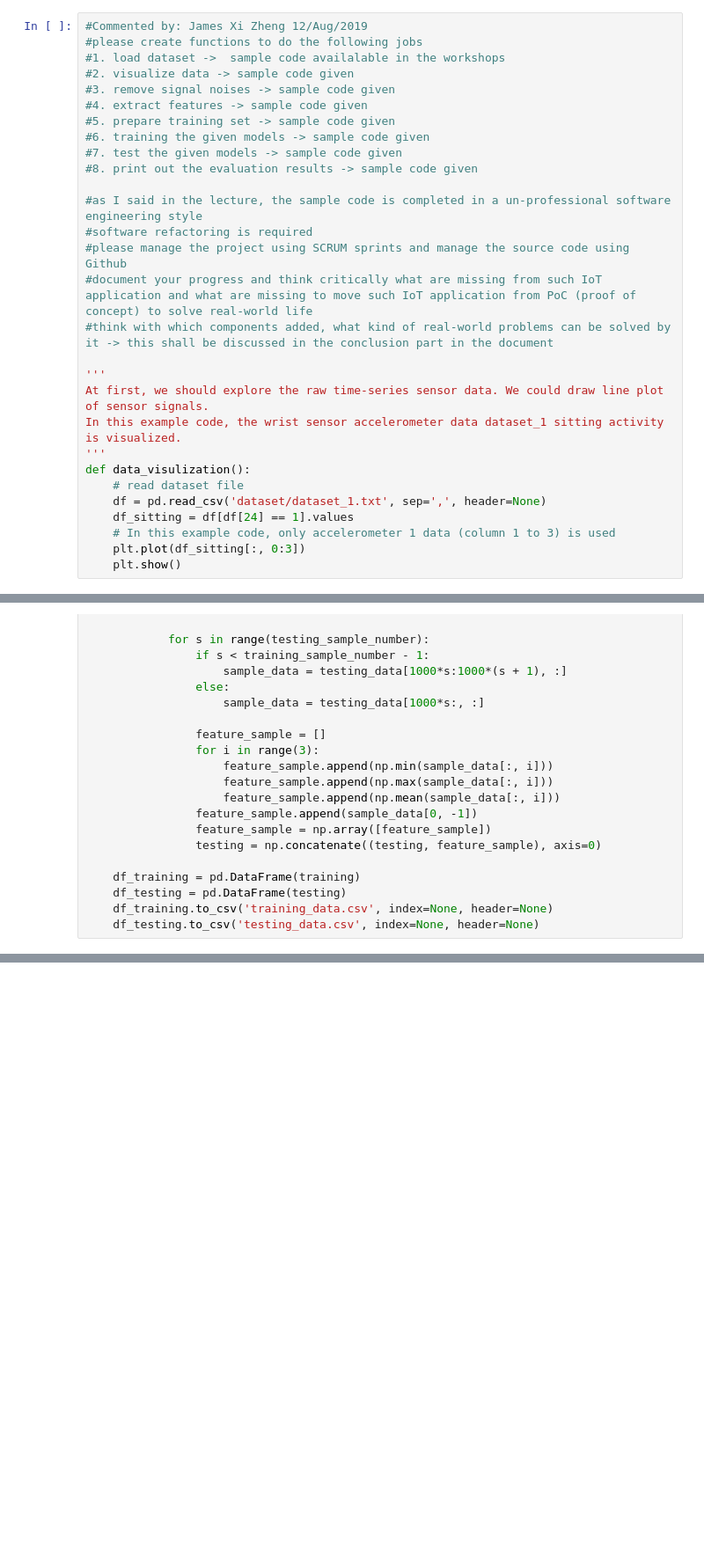
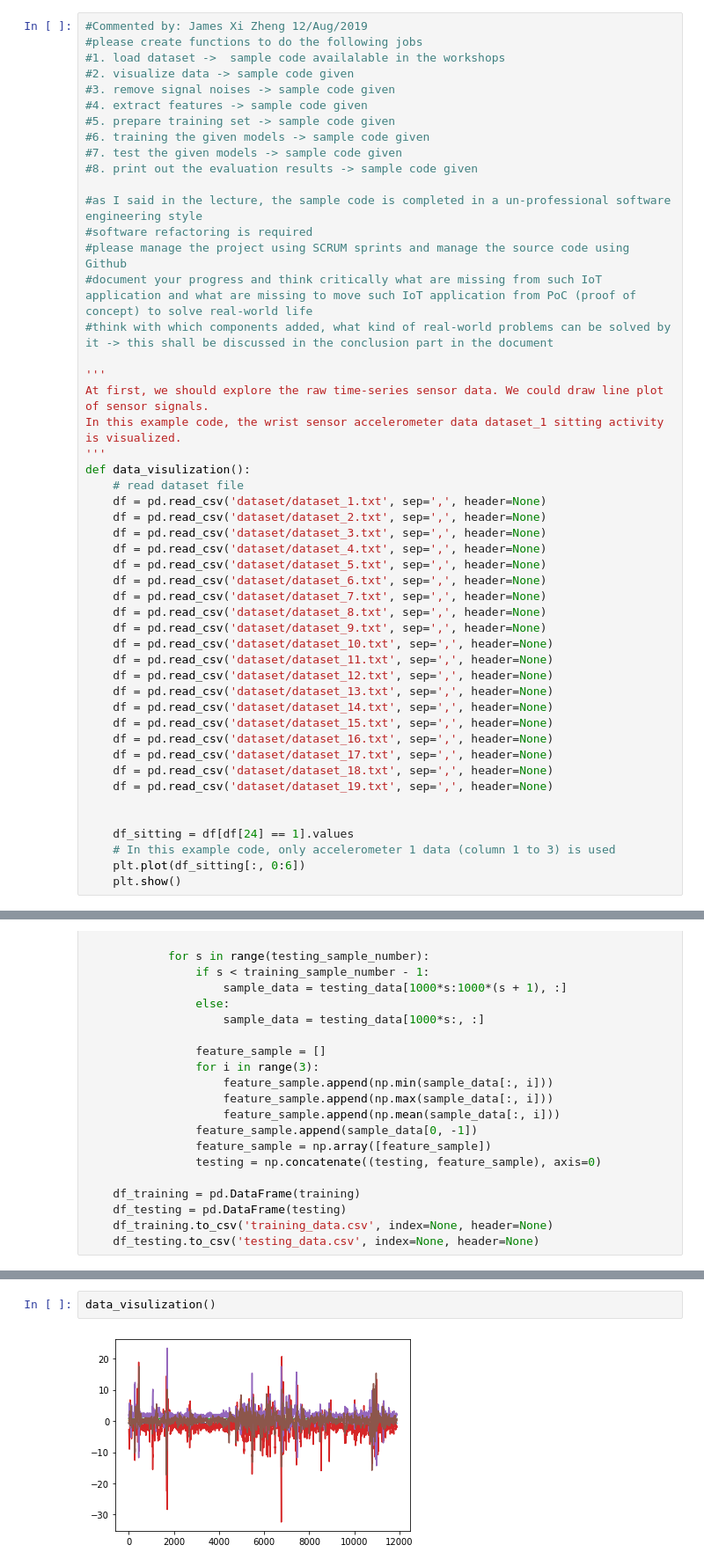
Before and after one commit to ash900/MotionSense, a Jupyter notebook: har.ipynb, the cells around one changed output, grey strips where cells are left out. Shown: that part at 88% size. Cells and saved outputs as stored; diff of their text form; blank space fills up the shorter version.

```diff
--- a/har.ipynb
+++ b/har.ipynb
@@ -34,9 +34,29 @@ In this example code, the wrist sensor accelerometer data dataset_1 sitting acti
 def data_visulization():
     # read dataset file
     df = pd.read_csv('dataset/dataset_1.txt', sep=',', header=None)
+    df = pd.read_csv('dataset/dataset_2.txt', sep=',', header=None)
+    df = pd.read_csv('dataset/dataset_3.txt', sep=',', header=None)
+    df = pd.read_csv('dataset/dataset_4.txt', sep=',', header=None)
+    df = pd.read_csv('dataset/dataset_5.txt', sep=',', header=None)
+    df = pd.read_csv('dataset/dataset_6.txt', sep=',', header=None)
+    df = pd.read_csv('dataset/dataset_7.txt', sep=',', header=None)
+    df = pd.read_csv('dataset/dataset_8.txt', sep=',', header=None)
+    df = pd.read_csv('dataset/dataset_9.txt', sep=',', header=None)
+    df = pd.read_csv('dataset/dataset_10.txt', sep=',', header=None)
+    df = pd.read_csv('dataset/dataset_11.txt', sep=',', header=None)
+    df = pd.read_csv('dataset/dataset_12.txt', sep=',', header=None)
+    df = pd.read_csv('dataset/dataset_13.txt', sep=',', header=None)
+    df = pd.read_csv('dataset/dataset_14.txt', sep=',', header=None)
+    df = pd.read_csv('dataset/dataset_15.txt', sep=',', header=None)
+    df = pd.read_csv('dataset/dataset_16.txt', sep=',', header=None)
+    df = pd.read_csv('dataset/dataset_17.txt', sep=',', header=None)
+    df = pd.read_csv('dataset/dataset_18.txt', sep=',', header=None)
+    df = pd.read_csv('dataset/dataset_19.txt', sep=',', header=None)
+
+
     df_sitting = df[df[24] == 1].values
     # In this example code, only accelerometer 1 data (column 1 to 3) is used
-    plt.plot(df_sitting[:, 0:3])
+    plt.plot(df_sitting[:, 0:6])
     plt.show()
 # %%
 '''
@@ -195,0 +214,4 @@ FileNotFoundError: [Errno 2] File b'training_data.csv' does not exist: b'trainin
+# %%
+data_visulization()
+# %% [output]
+[figure, added]
```
Also changed, not shown: parts of 4 cells of this notebook.
